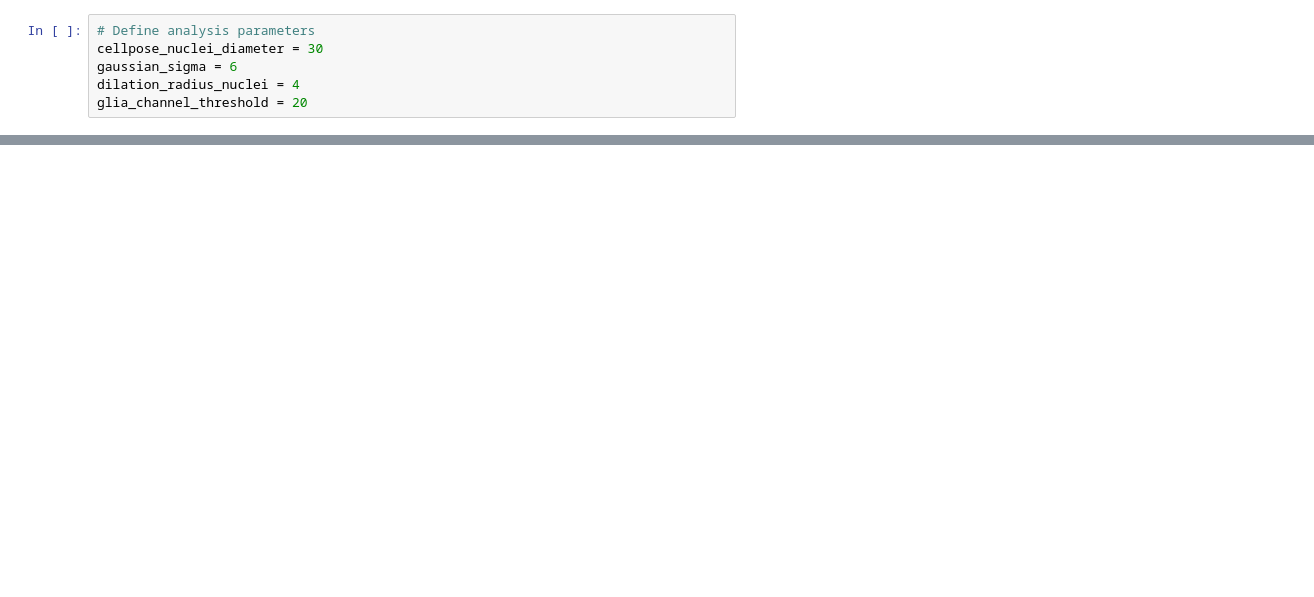
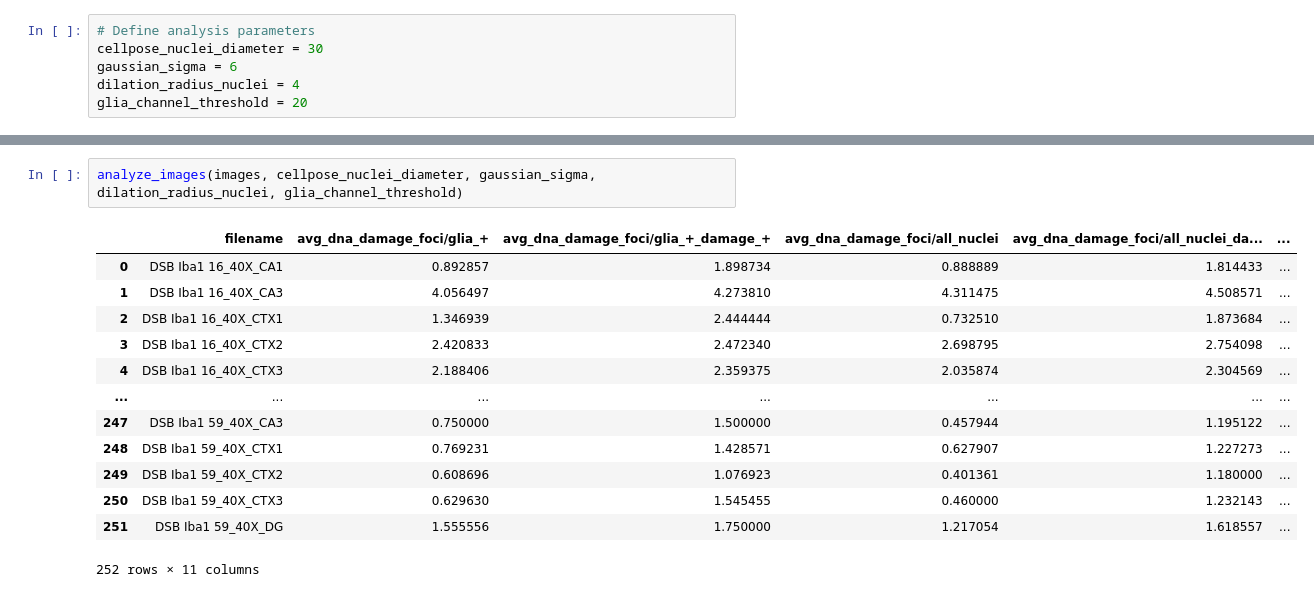
Before and after one commit to adiezsanchez/microglia_dna_damage, a Jupyter notebook: 1_image_analysis.ipynb, the cells around one changed output, grey strips where cells are left out. Saved outputs shown, nothing was run; the diff lists cells and outputs as text; blank space fills up the shorter version.

```diff
--- a/1_image_analysis.ipynb
+++ b/1_image_analysis.ipynb
@@ -198,0 +37,16 @@ df
+# %%
+analyze_images(images, cellpose_nuclei_diameter, gaussian_sigma, dilation_radius_nuclei, glia_channel_threshold)
+# %% [output]
+|  | filename | avg_dna_damage_foci/glia_+ | avg_dna_damage_foci/glia_+_damage_+ | avg_dna_damage_foci/all_nuclei | avg_dna_damage_foci/all_nuclei_da... | ... |
+| 0 | DSB Iba1 16_40X_CA1 | 0.892857 | 1.898734 | 0.888889 | 1.814433 | ... |
+| 1 | DSB Iba1 16_40X_CA3 | 4.056497 | 4.273810 | 4.311475 | 4.508571 | ... |
+| 2 | DSB Iba1 16_40X_CTX1 | 1.346939 | 2.444444 | 0.732510 | 1.873684 | ... |
+| 3 | DSB Iba1 16_40X_CTX2 | 2.420833 | 2.472340 | 2.698795 | 2.754098 | ... |
+| 4 | DSB Iba1 16_40X_CTX3 | 2.188406 | 2.359375 | 2.035874 | 2.304569 | ... |
+| ... | ... | ... | ... | ... | ... | ... |
+| 247 | DSB Iba1 59_40X_CA3 | 0.750000 | 1.500000 | 0.457944 | 1.195122 | ... |
+| 248 | DSB Iba1 59_40X_CTX1 | 0.769231 | 1.428571 | 0.627907 | 1.227273 | ... |
+| 249 | DSB Iba1 59_40X_CTX2 | 0.608696 | 1.076923 | 0.401361 | 1.180000 | ... |
+| 250 | DSB Iba1 59_40X_CTX3 | 0.629630 | 1.545455 | 0.460000 | 1.232143 | ... |
+| 251 | DSB Iba1 59_40X_DG | 1.555556 | 1.750000 | 1.217054 | 1.618557 | ... |
+252 rows × 11 columns
```
Also changed, not shown: parts of 4 cells of this notebook, 7 other files.
